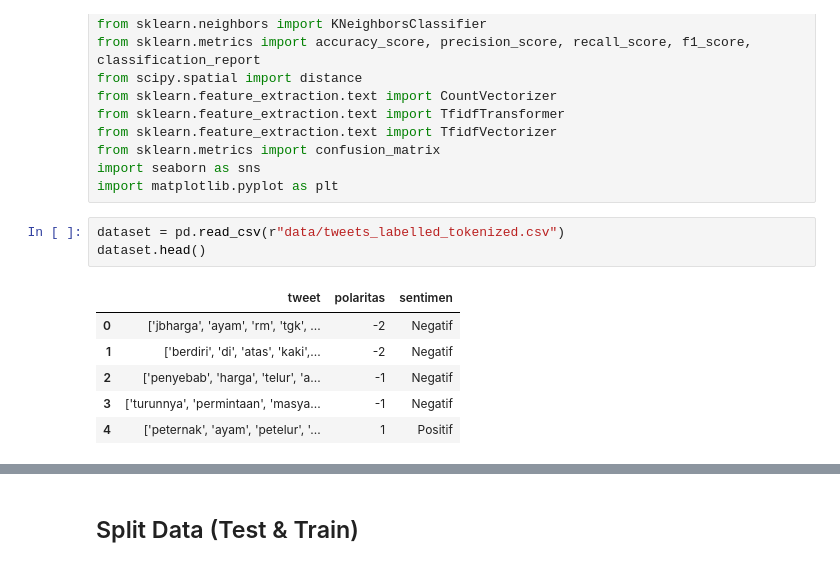
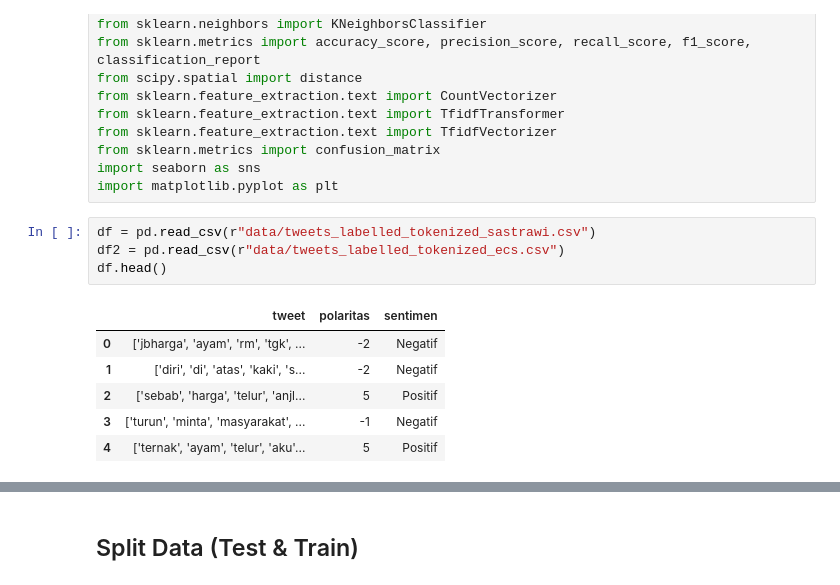
Before and after one commit to ANZ007/Twitter-Data-Analisis, a Jupyter notebook: KNN-Analisis.ipynb, the cells around one changed output, grey strips where cells are left out. Drawn from its saved outputs; the diff is of its cells as text.

```diff
--- a/KNN-Analisis.ipynb
+++ b/KNN-Analisis.ipynb
@@ -18,12 +18,13 @@ from sklearn.metrics import confusion_matrix
 import seaborn as sns
 import matplotlib.pyplot as plt
 # %%
-dataset = pd.read_csv(r"data/tweets_labelled_tokenized.csv")
-dataset.head()
+df = pd.read_csv(r"data/tweets_labelled_tokenized_sastrawi.csv")
+df2 = pd.read_csv(r"data/tweets_labelled_tokenized_ecs.csv")
+df.head()
 # %% [output]
 |  | tweet | polaritas | sentimen |
 | 0 | ['jbharga', 'ayam', 'rm', 'tgk', ... | -2 | Negatif |
-| 1 | ['berdiri', 'di', 'atas', 'kaki',... | -2 | Negatif |
-| 2 | ['penyebab', 'harga', 'telur', 'a... | -1 | Negatif |
-| 3 | ['turunnya', 'permintaan', 'masya... | -1 | Negatif |
-| 4 | ['peternak', 'ayam', 'petelur', '... | 1 | Positif |
+| 1 | ['diri', 'di', 'atas', 'kaki', 's... | -2 | Negatif |
+| 2 | ['sebab', 'harga', 'telur', 'anjl... | 5 | Positif |
+| 3 | ['turun', 'minta', 'masyarakat', ... | -1 | Negatif |
+| 4 | ['ternak', 'ayam', 'telur', 'aku'... | 5 | Positif |
```
Also changed, not shown: parts of 9 cells of this notebook, 5 other files.
